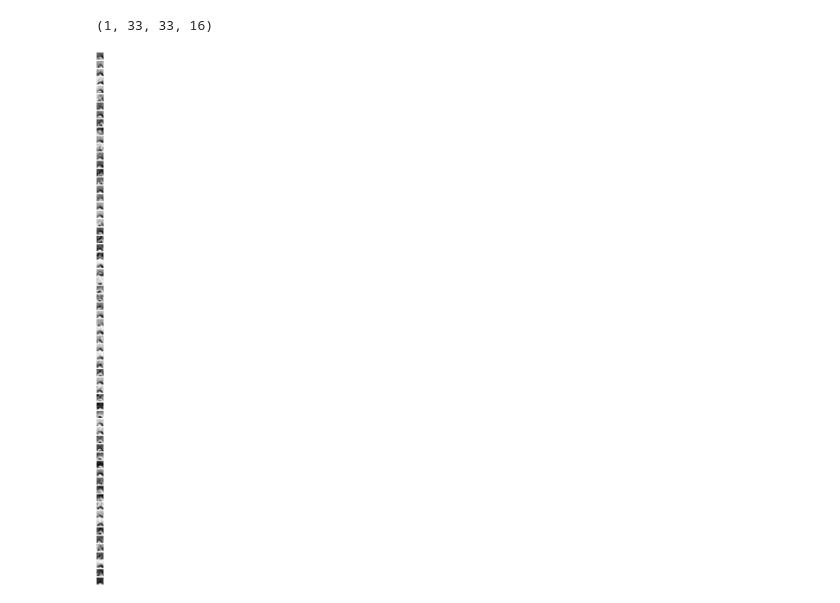
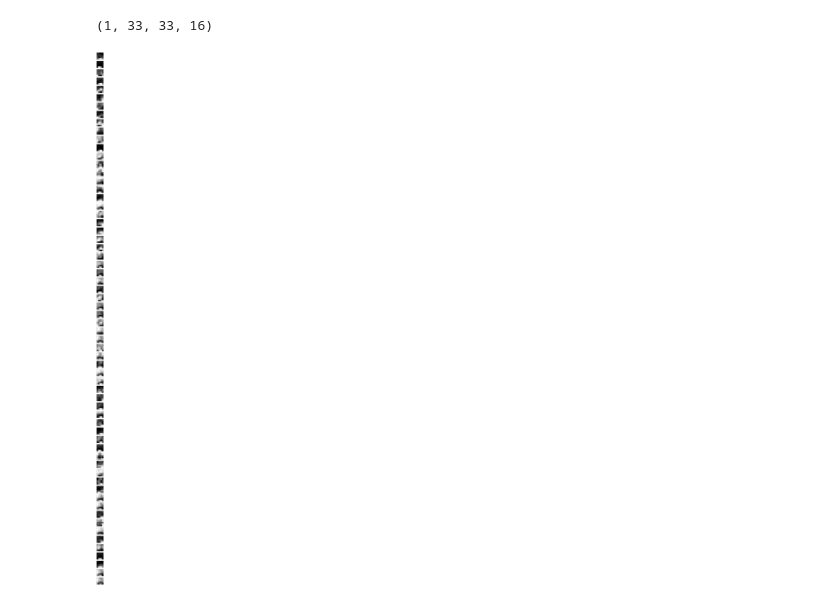
Before and after one commit to lotfollahi/Capstone_Project, a Jupyter notebook: code/Convolution_Visualization.ipynb, the cells around one changed output. Cells and saved outputs as stored; diff of their text form; code cells hidden in the pictures.

```diff
--- a/code/Convolution_Visualization.ipynb
+++ b/code/Convolution_Visualization.ipynb
@@ -86,7 +86,7 @@ def conv_output_visual(model,layer_name,data):
         axs[i].xaxis.set_major_locator(plt.NullLocator())  # remove xticks and yticks
         axs[i].yaxis.set_major_locator(plt.NullLocator())
 # %%
-layer_name = 'conv2d_2'
+layer_name = 'max_pooling2d_2'
 conv_output_visual(model,layer_name,data)
 # %% [output]
-[figure, old version]
+[figure, new version]
```
Also changed, not shown: 2 other files.
